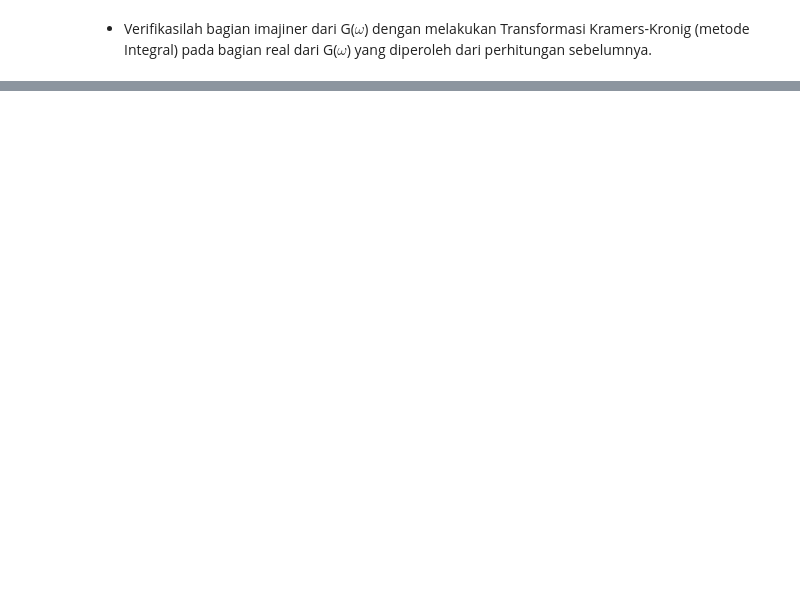
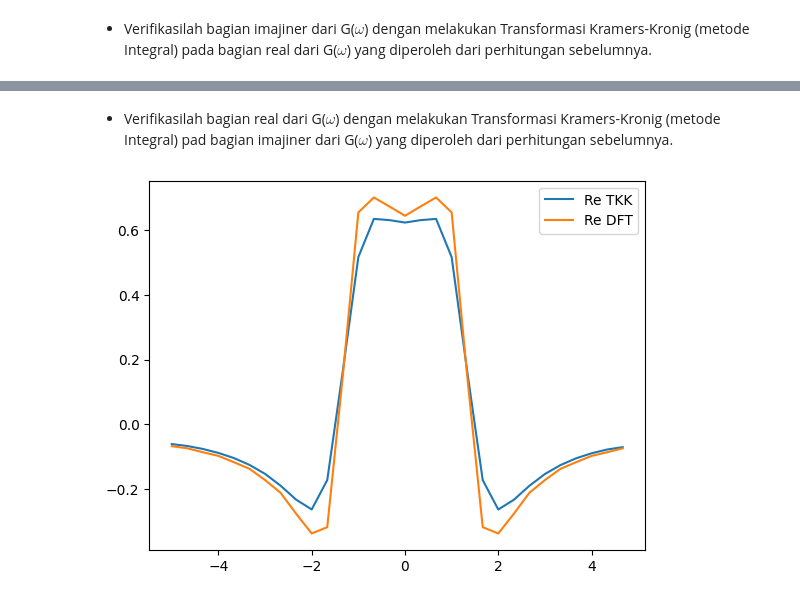
Before and after one commit to Ariftia/Tugas-Matkom, a Jupyter notebook: Tugas_Pak_Iman.ipynb, the cells around one changed output, grey strips where cells are left out. Saved outputs shown, nothing was run; the diff lists cells and outputs as text; code cells hidden in the pictures; blank space fills up the shorter version.

```diff
--- a/Tugas_Pak_Iman.ipynb
+++ b/Tugas_Pak_Iman.ipynb
@@ -88,0 +169,28 @@ Integral) pada bagian real dari G($\omega$) yang diperoleh dari perhitungan sebe
+# %% [markdown]
+- Verifikasilah bagian real dari G($\omega$) dengan melakukan Transformasi Kramers-Kronig (metode
+Integral) pad bagian imajiner dari G($\omega$) yang diperoleh dari perhitungan sebelumnya.
+# %%
+# Transformasi Kramers-Kronig dari Imaginer ke Real
+
+def TKK_img_to_real(G_w_imaginer):
+    G_w_real = np.zeros(len(w))
+    for i in range(len(w)):
+        sum = 0
+        for k in range(len(w)):
+            if i == k:
+                sum += 0
+            else:
+                sum += dw * G_w_imaginer[k] / (w[i] - w[k])
+        G_w_real[i] = (1/np.pi) * sum
+    return G_w_real
+
+TKK_Real = TKK_img_to_real(hasil_dft_imaginer)
+
+
+
+plt.plot(w, TKK_Real,label='Re TKK')
+plt.plot(w, hasil_dft_real, label='Re DFT')
+plt.legend()
+plt.show()
+# %% [output]
+[figure, added]
```
Also changed, not shown: parts of 16 cells of this notebook.
